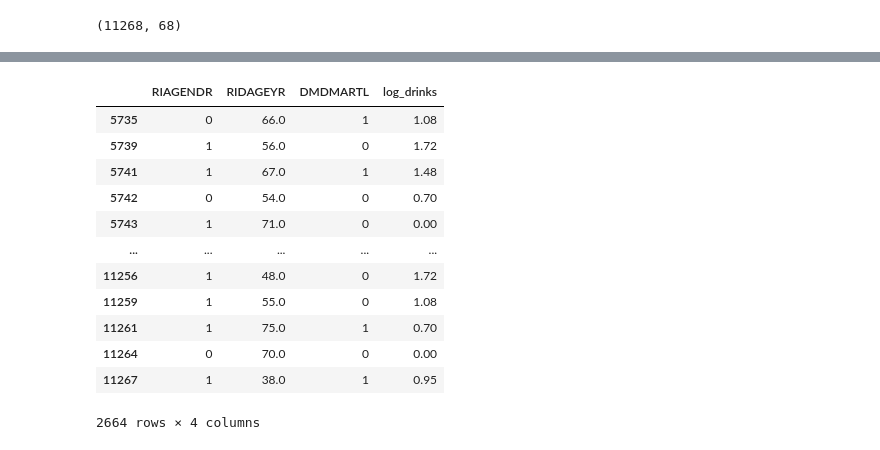
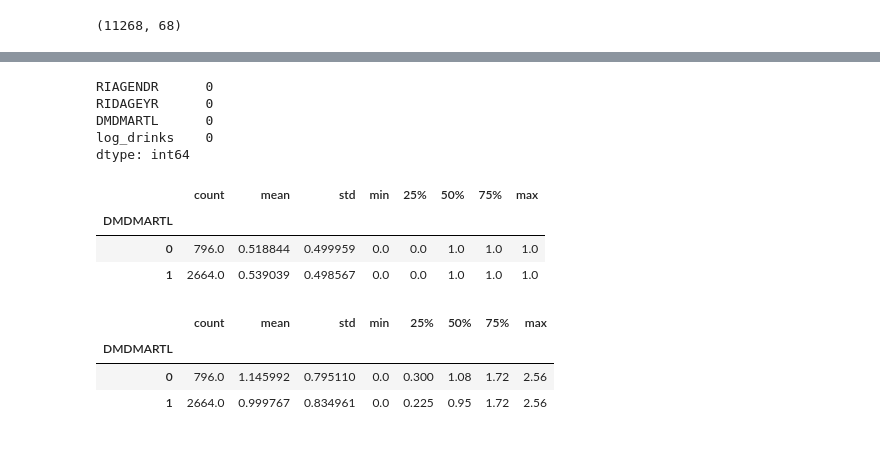
Before and after one commit to liquidcarbon/nhanes, a Jupyter notebook: PSM.ipynb, the cells around one changed output, grey strips where cells are left out. Drawn from its saved outputs; the diff is of its cells as text; code cells hidden in the pictures.

```diff
--- a/PSM.ipynb
+++ b/PSM.ipynb
@@ -99,17 +97,25 @@ The dataset was constructed from NHANES data for years 2015–2018, joining demo
-# %%
-# dr.RIAGENDR.value_counts(dropna=False)
-dr
-# %% [output]
-|  | RIAGENDR | RIDAGEYR | DMDMARTL | log_drinks |
-| 5735 | 0 | 66.0 | 1 | 1.08 |
-| 5739 | 1 | 56.0 | 0 | 1.72 |
-| 5741 | 1 | 67.0 | 1 | 1.48 |
-| 5742 | 0 | 54.0 | 0 | 0.70 |
-| 5743 | 1 | 71.0 | 0 | 0.00 |
-| ... | ... | ... | ... | ... |
-| 11256 | 1 | 48.0 | 0 | 1.72 |
-| 11259 | 1 | 55.0 | 0 | 1.08 |
-| 11261 | 1 | 75.0 | 1 | 0.70 |
-| 11264 | 0 | 70.0 | 0 | 0.00 |
-| 11267 | 1 | 38.0 | 1 | 0.95 |
-2664 rows × 4 columns
+# %%
+# TODO: impute DEMO.INFDMPIR
+dr.isna().sum()
+# %% [output]
+RIAGENDR      0
+RIDAGEYR      0
+DMDMARTL      0
+log_drinks    0
+dtype: int64
+# %%
+gender_by_maritalstatus = dr.groupby('DMDMARTL').RIAGENDR.describe()
+gender_by_maritalstatus
+# %% [output]
+|  | count | mean | std | min | 25% | 50% | 75% | max |
+| DMDMARTL |  |  |  |  |  |  |  |  |
+| 0 | 796.0 | 0.518844 | 0.499959 | 0.0 | 0.0 | 1.0 | 1.0 | 1.0 |
+| 1 | 2664.0 | 0.539039 | 0.498567 | 0.0 | 0.0 | 1.0 | 1.0 | 1.0 |
+# %%
+logdrinks_by_maritalstatus = dr.groupby('DMDMARTL').log_drinks.describe()
+logdrinks_by_maritalstatus
+# %% [output]
+|  | count | mean | std | min | 25% | 50% | 75% | max |
+| DMDMARTL |  |  |  |  |  |  |  |  |
+| 0 | 796.0 | 1.145992 | 0.795110 | 0.0 | 0.300 | 1.08 | 1.72 | 2.56 |
+| 1 | 2664.0 | 0.999767 | 0.834961 | 0.0 | 0.225 | 0.95 | 1.72 | 2.56 |
```
Also changed, not shown: parts of 27 cells of this notebook, 1 other file.
